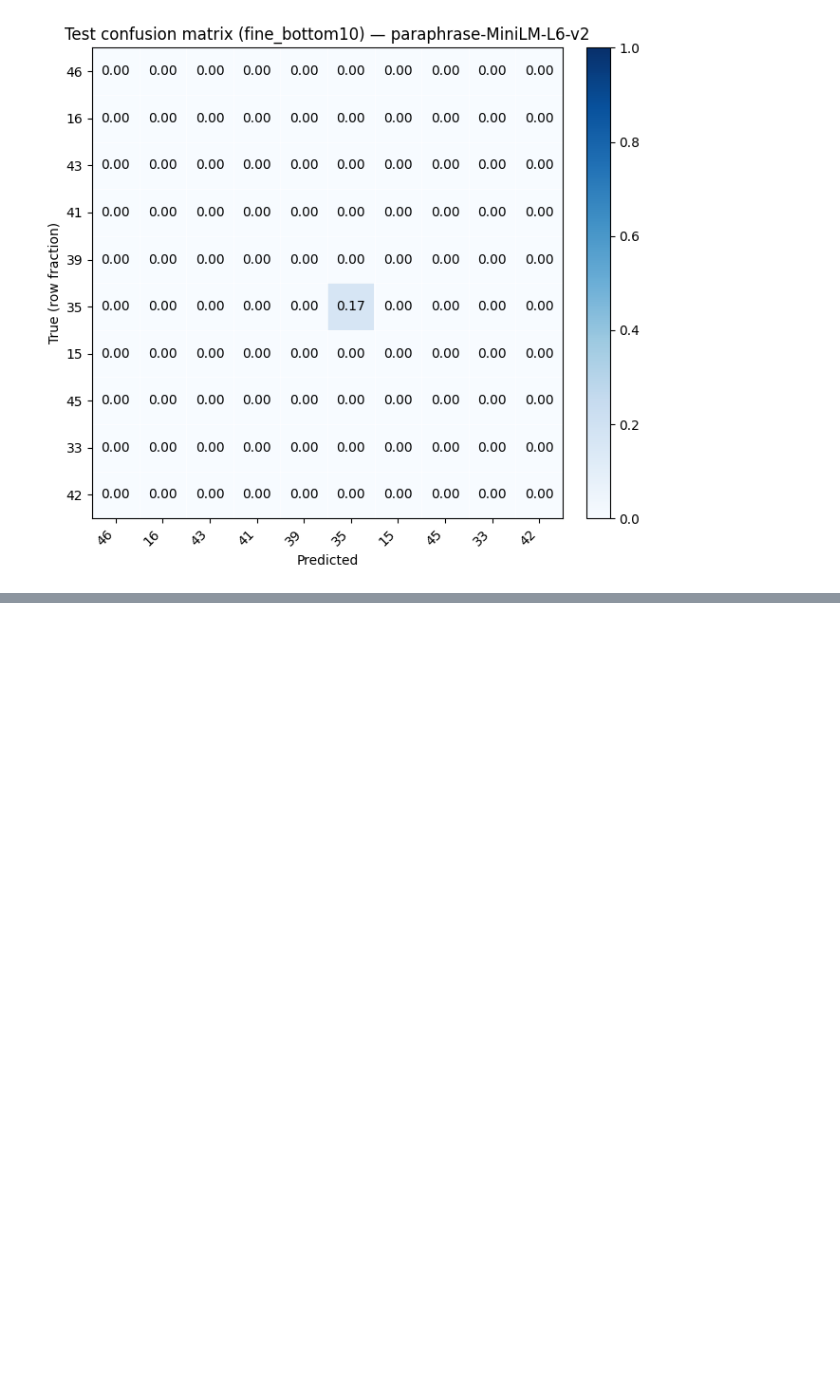
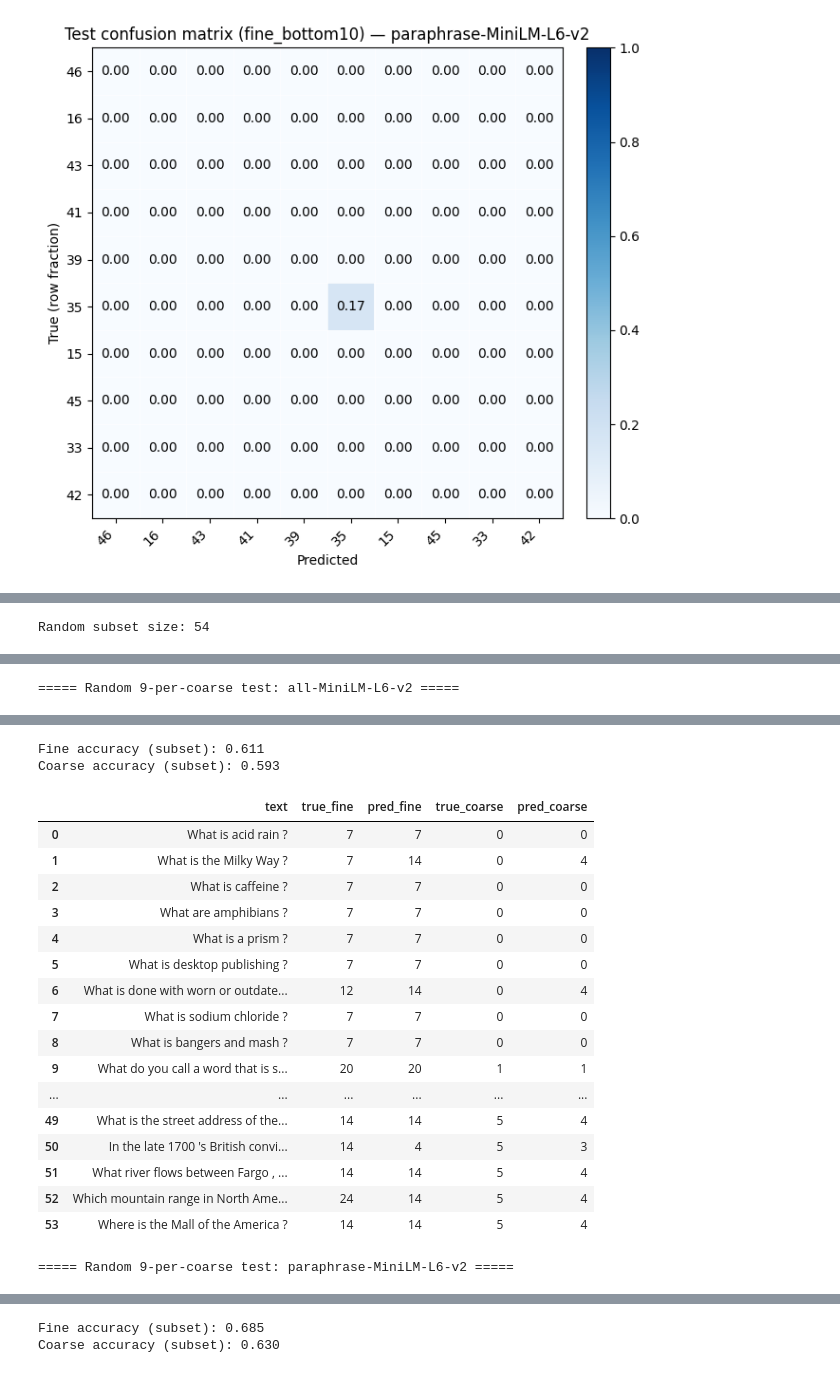
Before and after one commit to Sail-Nautica/ENGR-100-M4, a Jupyter notebook: newCodeBase.ipynb, the cells around one changed output, grey strips where cells are left out. Cells and saved outputs as stored; diff of their text form; code cells hidden in the pictures; blank space fills up the shorter version.

```diff
--- a/newCodeBase.ipynb
+++ b/newCodeBase.ipynb
@@ -1352,0 +1325,56 @@ for model_name in embedding_models:
+# %%
+# Random 9-per-coarse tester
+if "rng" not in globals():
+    rng = np.random.default_rng(RANDOM_STATE)
+
+artifacts_source = artifacts_augmented if "artifacts_augmented" in globals() else artifacts
+source_df = test_split_df.copy()
+
+sampled_rows = []
+for coarse_label in sorted(source_df["label-coarse"].unique()):
+    group = source_df[source_df["label-coarse"] == coarse_label]
+    if group.empty:
+        continue
+    n = min(9, len(group))
+    sampled_rows.append(
+        group.sample(n=n, random_state=int(rng.integers(0, 1_000_000)))
+    )
+
+sampled_df = pd.concat(sampled_rows, ignore_index=True)
+print("Random subset size:", len(sampled_df))
+display(sampled_df["label-coarse"].value_counts().sort_index())
+
+X_sample_text = sampled_df["text"].tolist()
+y_sample_labels = sampled_df["label-fine"].to_numpy()
+y_sample_coarse = sampled_df["label-coarse"].to_numpy()
+
+for model_name in embedding_models:
+    print(f"===== Random 9-per-coarse test: {model_name} =====")
+    X_sample_emb = embed_texts(model_name, X_sample_text)
+    X_sample_tensor, _, y_sample_idx = make_multiclass_tensors(
+        X_sample_emb,
+        y_sample_labels,
+        class_to_idx,
+    )
+    _, pred_idx = pytorch_model_multiclass_inference(
+        artifacts_source[model_name]["trained_model"],
+        X_sample_tensor,
+    )
+    pred_labels = np.array([class_names[i] for i in pred_idx], dtype=object)
+    pred_coarse = pd.Series(pred_labels).map(fine_to_coarse).to_numpy()
+
+    fine_acc = accuracy_score(y_sample_idx, pred_idx)
+    coarse_acc = accuracy_score(y_sample_coarse, pred_coarse)
+    print(f"Fine accuracy (subset): {fine_acc:.3f}")
+    print(f"Coarse accuracy (subset): {coarse_acc:.3f}")
+
+    results_df = pd.DataFrame({
+        "text": sampled_df["text"].tolist(),
+        "true_fine": y_sample_labels,
+        "pred_fine": pred_labels,
+        "true_coarse": y_sample_coarse,
+        "pred_coarse": pred_coarse,
+    })
+    display(results_df)
+# %% [output]
+Random subset size: 54
@@ -1352,0 +1389 @@ for model_name in embedding_models:
+===== Random 9-per-coarse test: all-MiniLM-L6-v2 =====
@@ -1352,0 +1397,20 @@ for model_name in embedding_models:
+Fine accuracy (subset): 0.611
+Coarse accuracy (subset): 0.593
+|  | text | true_fine | pred_fine | true_coarse | pred_coarse |
+| 0 | What is acid rain ? | 7 | 7 | 0 | 0 |
+| 1 | What is the Milky Way ? | 7 | 14 | 0 | 4 |
+| 2 | What is caffeine ? | 7 | 7 | 0 | 0 |
+| 3 | What are amphibians ? | 7 | 7 | 0 | 0 |
+| 4 | What is a prism ? | 7 | 7 | 0 | 0 |
+| 5 | What is desktop publishing ? | 7 | 7 | 0 | 0 |
+| 6 | What is done with worn or outdate... | 12 | 14 | 0 | 4 |
+| 7 | What is sodium chloride ? | 7 | 7 | 0 | 0 |
+| 8 | What is bangers and mash ? | 7 | 7 | 0 | 0 |
+| 9 | What do you call a word that is s... | 20 | 20 | 1 | 1 |
+| ... | ... | ... | ... | ... | ... |
+| 49 | What is the street address of the... | 14 | 14 | 5 | 4 |
+| 50 | In the late 1700 's British convi... | 14 | 4 | 5 | 3 |
+| 51 | What river flows between Fargo , ... | 14 | 14 | 5 | 4 |
+| 52 | Which mountain range in North Ame... | 24 | 14 | 5 | 4 |
+| 53 | Where is the Mall of the America ? | 14 | 14 | 5 | 4 |
+===== Random 9-per-coarse test: paraphrase-MiniLM-L6-v2 =====
@@ -1352,0 +1424,2 @@ for model_name in embedding_models:
+Fine accuracy (subset): 0.685
+Coarse accuracy (subset): 0.630
```
Also changed, not shown: parts of 11 cells of this notebook, 7 other files.
